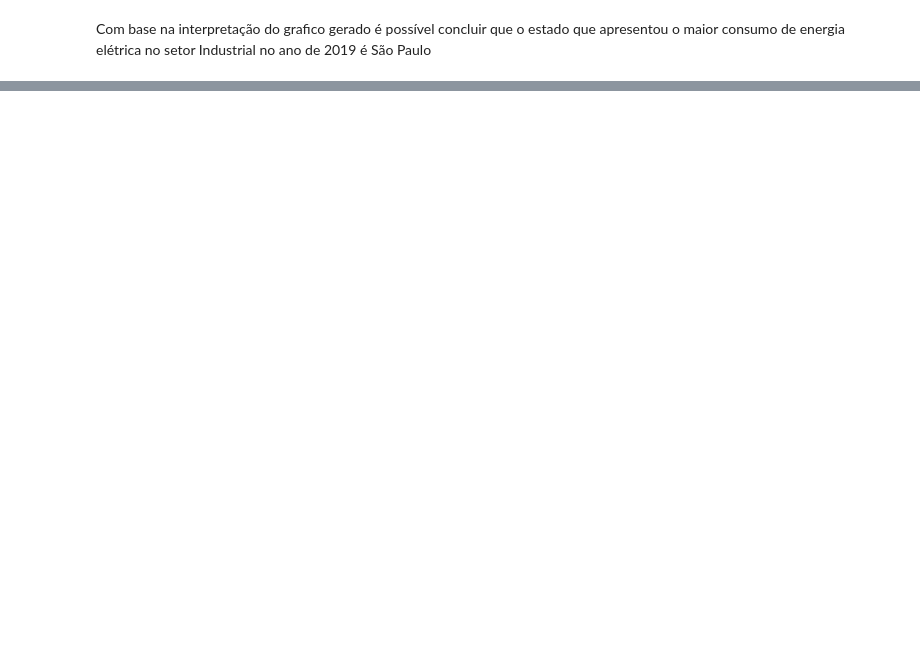
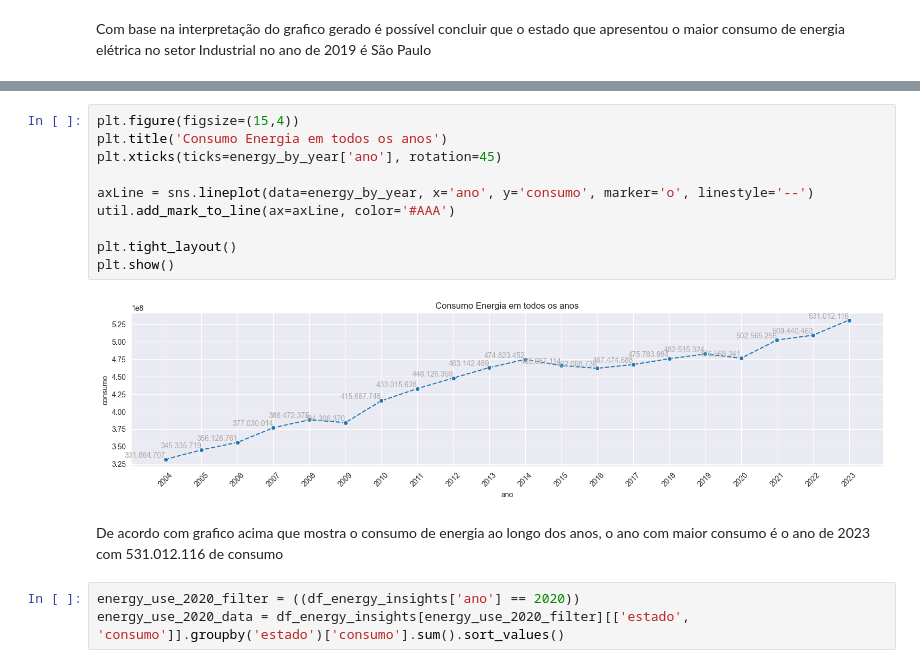
Before and after one commit to davi873/AI_energy_analysis_py, a Jupyter notebook: notebooks/insights.ipynb, the cells around one changed output, grey strips where cells are left out. Cells and saved outputs as stored; diff of their text form; blank space fills up the shorter version.

```diff
--- a/notebooks/insights.ipynb
+++ b/notebooks/insights.ipynb
@@ -102,0 +112,17 @@ Com base na interpretação do grafico gerado é possível concluir que o estado
+# %%
+plt.figure(figsize=(15,4))
+plt.title('Consumo Energia em todos os anos')
+plt.xticks(ticks=energy_by_year['ano'], rotation=45)
+
+axLine = sns.lineplot(data=energy_by_year, x='ano', y='consumo', marker='o', linestyle='--')
+util.add_mark_to_line(ax=axLine, color='#AAA')
+
+plt.tight_layout()
+plt.show()
+# %% [output]
+[figure, added]
+# %% [markdown]
+De acordo com grafico acima que mostra o consumo de energia ao longo dos anos, o ano com maior consumo é o ano de 2023 com 531.012.116 de consumo
+# %%
+energy_use_2020_filter = ((df_energy_insights['ano'] == 2020))
+energy_use_2020_data = df_energy_insights[energy_use_2020_filter][['estado', 'consumo']].groupby('estado')['consumo'].sum().sort_values()
```
Also changed, not shown: parts of 11 cells of this notebook, 2 other files.
